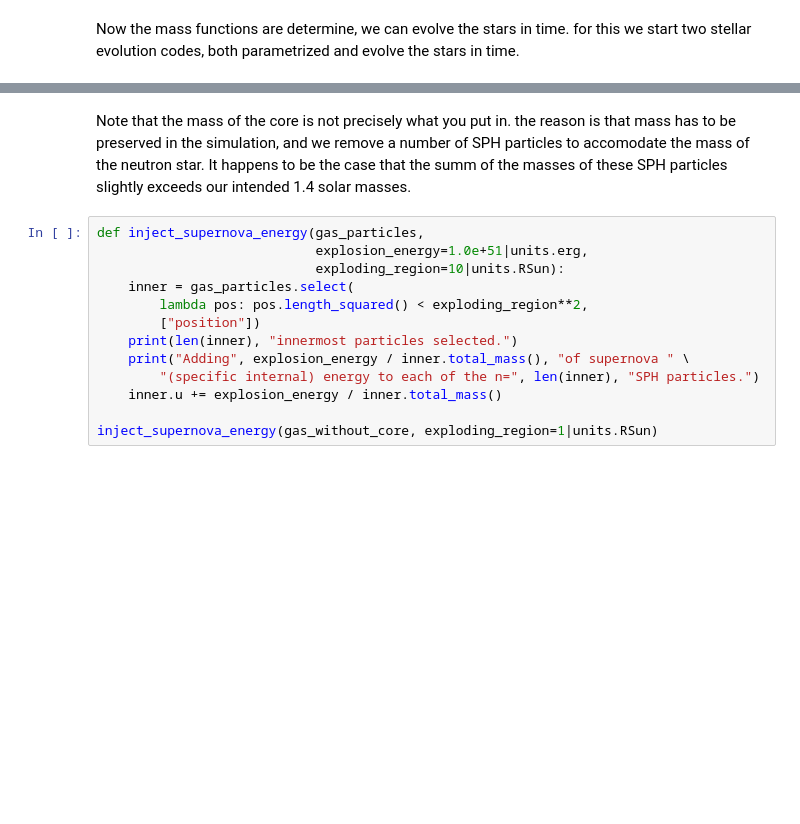
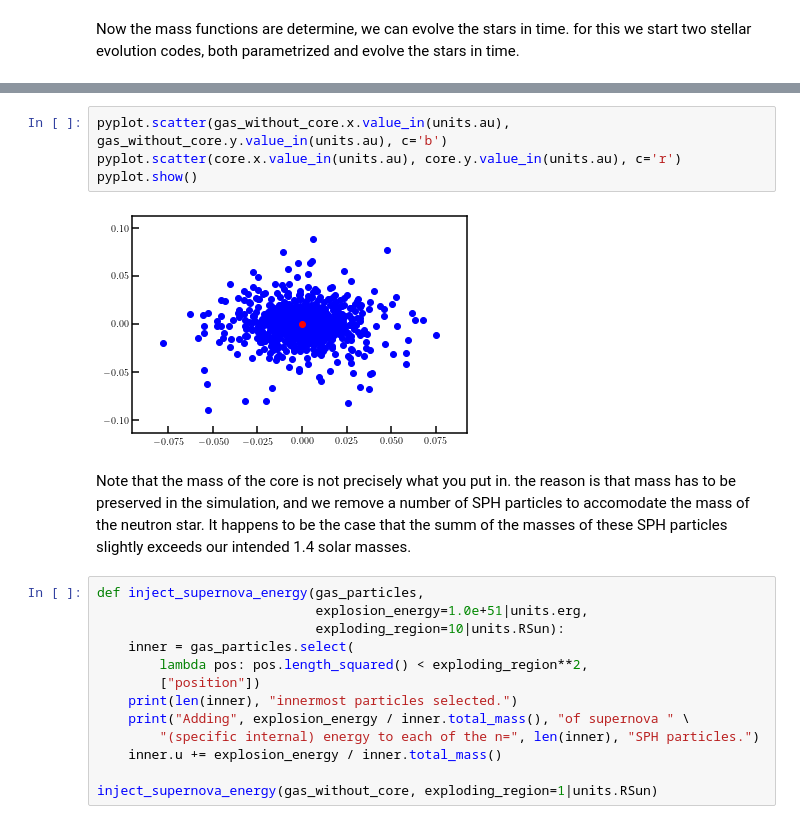
Before and after one commit to spzwart/AMUSE-Tutorial, a Jupyter notebook: running_hydrodynamics.ipynb, the cells around one changed output, grey strips where cells are left out. Cells and saved outputs as stored; diff of their text form; blank space fills up the shorter version.

```diff
--- a/running_hydrodynamics.ipynb
+++ b/running_hydrodynamics.ipynb
@@ -88,3 +105,9 @@ print("Setting gravitational smoothing to:", core_radius.in_(units.km))
+# %%
+pyplot.scatter(gas_without_core.x.value_in(units.au), gas_without_core.y.value_in(units.au), c='b')
+pyplot.scatter(core.x.value_in(units.au), core.y.value_in(units.au), c='r')
+pyplot.show()
+# %% [output]
+[figure, added]
 # %% [markdown]
 Note that the mass of the core is not precisely what you put in.
 the reason is that mass has to be preserved in the simulation, and we remove a number of SPH particles to accomodate the mass of the neutron star. It happens to be the case that the summ of the masses of these SPH particles slightly exceeds our intended 1.4 solar masses.
```
Also changed, not shown: parts of 9 cells of this notebook, 7 other files.
